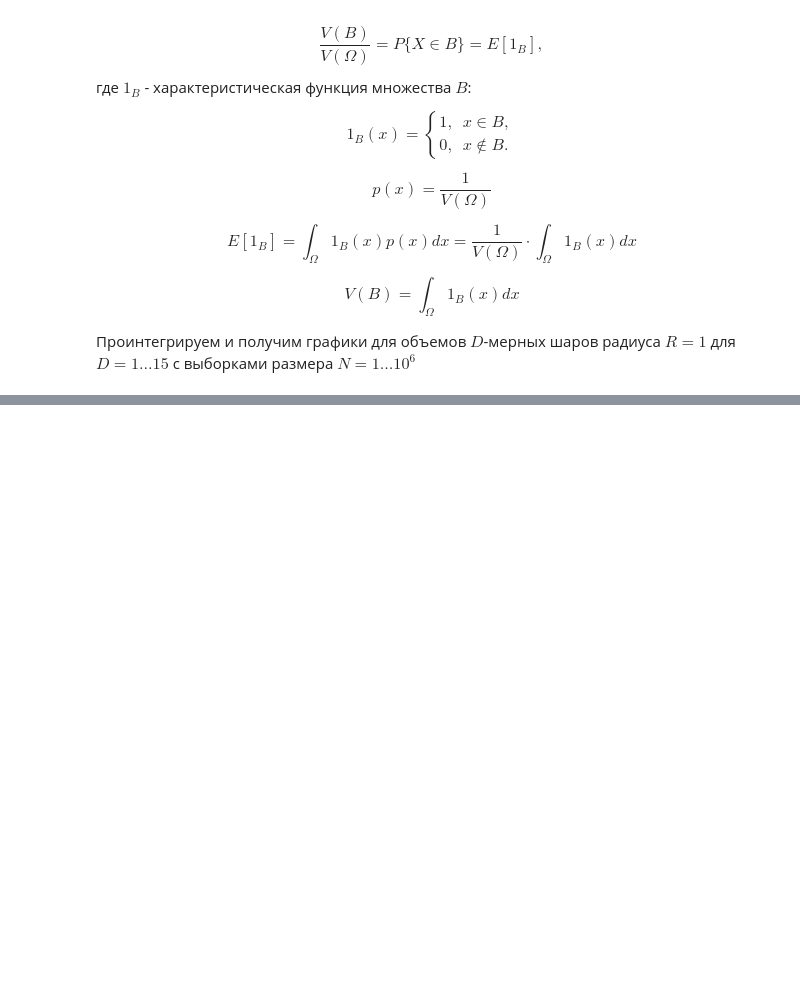
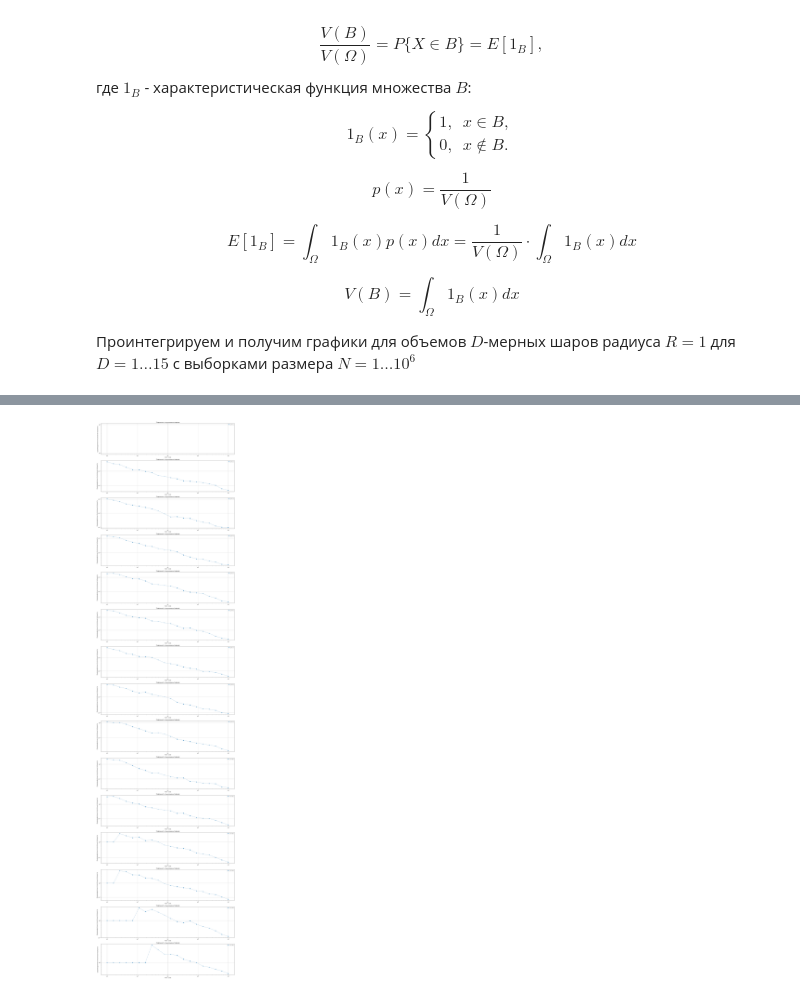
Before and after one commit to Frog6616261/numerecal_methods, a Jupyter notebook: 7.1_Monte-Karlo_methods/complited_task.ipynb, the cells around one changed output, grey strips where cells are left out. Cells and saved outputs as stored; diff of their text form; code cells hidden in the pictures; blank space fills up the shorter version.

```diff
--- a/7.1_Monte-Karlo_methods/complited_task.ipynb
+++ b/7.1_Monte-Karlo_methods/complited_task.ipynb
@@ -177,0 +116,89 @@ fig.tight_layout()
+# %%
+import numpy as np
+import matplotlib.pyplot as plt
+from scipy.special import gamma
+import lab_funcs as lf
+
+
+def get_volume_of_N_dim_ball_by_theor(n, R):
+    return (np.power(np.pi, (n / 2)) / gamma(n / 2 + 1)) * (np.power(R,n))
+
+
+def get_volume_of_n_dim_ball_by_Monte_Carlo(dim_s, R, sz_sequences, rand_sequences):
+    """
+    dim_s         : массив размерностей, например [1, 2, ..., 10]
+    R             : радиус шара
+    sz_sequences  : массив количеств точек N
+    rand_sequences: массив случайных координат формы (max_dim, max_N)
+    """
+
+    # накопленные суммы квадратов координат:
+    # строка i содержит ||x||^2 для размерности i+1
+    sum_sq = np.cumsum(rand_sequences ** 2, axis=0)  # shape = (max_dim, max_N)
+
+    # для каждой размерности проверяем попадание в шар
+    is_x_in_B = sum_sq[dim_s - 1, :] < R**2  # shape = (len(dim_s), max_N)
+
+    # число попаданий среди первых N точек
+    x_in_B_count = np.cumsum(is_x_in_B, axis=1)[:, sz_sequences - 1]
+
+    statistic_mean_bin_val = x_in_B_count / sz_sequences
+
+    V_Omega = np.power((2 * R), dim_s)
+    V_Omega = V_Omega[:, np.newaxis]
+
+    V_B_estimated = statistic_mean_bin_val * V_Omega
+
+    return V_B_estimated
+
+
+# set params
+D = np.arange(1, 16)                  # размерности от 1 до 15
+N = np.logspace(2, 6, num=20, dtype=int)
+R = 1
+
+# generate random sequence
+numb_iteration = 20
+max_D = D.max()
+max_N = N.max()
+
+# shape: (число прогонов, max_dim, max_N)
+rand_sequences = np.random.rand(numb_iteration, max_D, max_N) * 2 - 1
+
+# find volumes
+data_all = np.zeros((numb_iteration, D.size, N.size))
+
+for num_iter_in_arr in range(numb_iteration):
+    data_all[num_iter_in_arr] = get_volume_of_n_dim_ball_by_Monte_Carlo(
+        D, R, N, rand_sequences[num_iter_in_arr]
+    )
+
+data_mean = data_all.mean(axis=0)
+
+volume_theor = get_volume_of_N_dim_ball_by_theor(D, R)
+
+# find relative RMS errors
+data_rms_err = np.empty((D.size, N.size))
+
+for num_D in range(D.size):
+    for num_N in range(N.size):
+        data_rms_err[num_D, num_N] = lf.get_rmse_rel_err(
+            data_all[:, num_D, num_N],
+            volume_theor[num_D]
+        )
+
+# plot
+fig, ax = plt.subplots(D.size, 1, figsize=(20, 80))
+
+for num_dim in range(D.size):
+    ax[num_dim].loglog(N, data_rms_err[num_dim], label=f"D = {D[num_dim]}", marker='o', linestyle=':')
+    ax[num_dim].set_xlabel('Число узлов')
+    ax[num_dim].set_ylabel('Среднеквадратичная относительная погрешность')
+    ax[num_dim].set_title('Погрешность полученных интегралов')
+    ax[num_dim].legend()
+    ax[num_dim].grid(True)
+
+fig.tight_layout()
+plt.show()
+# %% [output]
+[figure, added]
```
Also changed, not shown: parts of 8 cells of this notebook, 2 other files.
